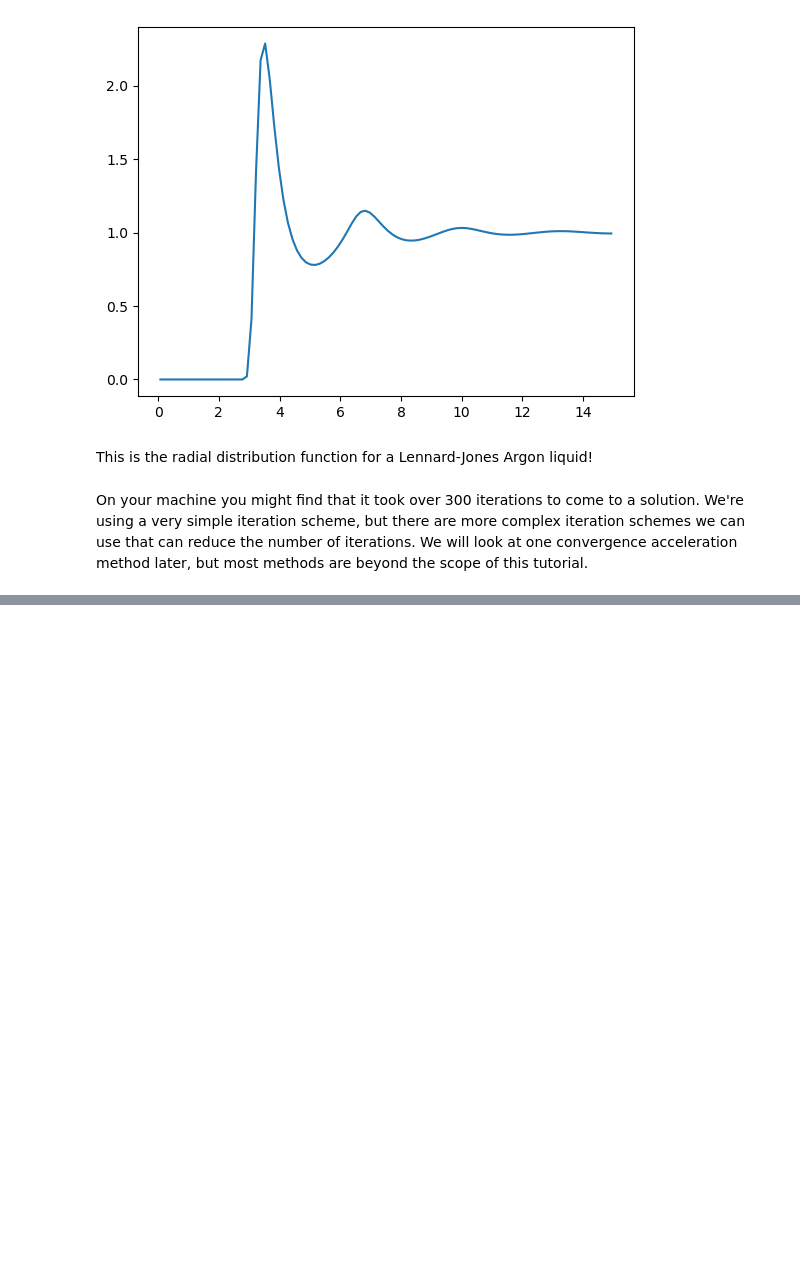
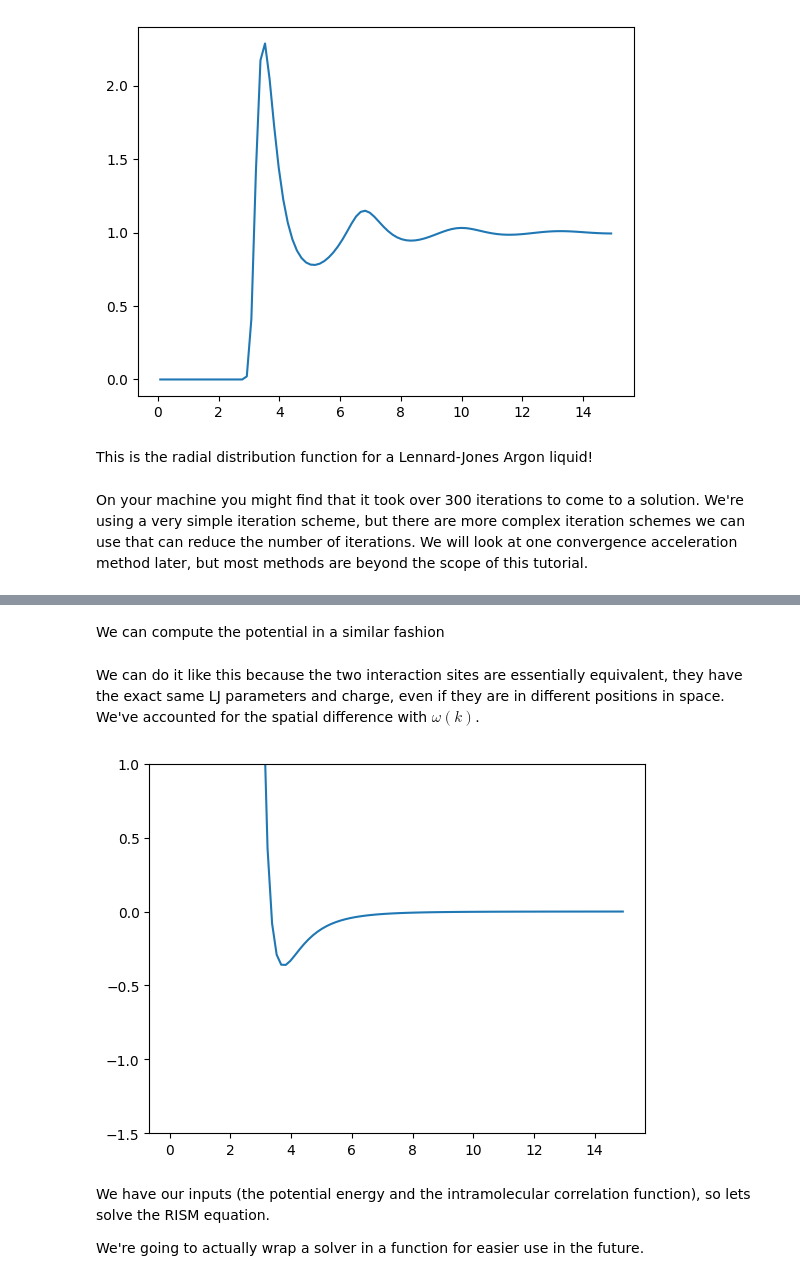
Before and after one commit to 2AUK/RISM_tutorial, a Jupyter notebook: RISM_tutorial.ipynb, the cells around one changed output, grey strips where cells are left out. Saved outputs shown, nothing was run; the diff lists cells and outputs as text; code cells hidden in the pictures; blank space fills up the shorter version.

```diff
--- a/RISM_tutorial.ipynb
+++ b/RISM_tutorial.ipynb
@@ -235,0 +236,7 @@ A problem that arises
+# %%
+T = 72.0 # Kelvin
+kB = 8.314462618e-3 # kJ / mol / K
+beta = 1.0 / T / kB # Thermodynamic Beta
+
+n2_epsilon = 0.3658363552 # kJ / mol
+n2_sigma = 3.341 # Angstroms
@@ -235,0 +249,4 @@ A problem that arises
+# %%
+ns = 2 # Number of sites
+
+wk = np.zeros((N, ns, ns)) # 3D array of number of points X number of sites X number of sites
@@ -235,0 +269,18 @@ A problem that arises
+# %% [markdown]
+We can compute the potential in a similar fashion
+# %%
+ur = np.zeros((N, ns, ns))
+
+ur[:, 0, 0] = ur[:, 0, 1] = ur[:, 1, 0] = ur[:, 1, 1] = LJ(n2_epsilon, n2_sigma, r_grid)
+# %% [markdown]
+We can do it like this because the two interaction sites are essentially equivalent, they have the exact same LJ parameters and charge, even if they are in different positions in space. We've accounted for the spatial difference with $\omega(k)$.
+# %%
+plt.plot(r_grid, ur[:, 0, 0])
+plt.ylim([-1.5, 1.0])
+plt.show()
+# %% [output]
+[figure, added]
+# %% [markdown]
+We have our inputs (the potential energy and the intramolecular correlation function), so lets solve the RISM equation.
+
+We're going to actually wrap a solver in a function for easier use in the future.
```
Also changed, not shown: parts of 15 cells of this notebook.
